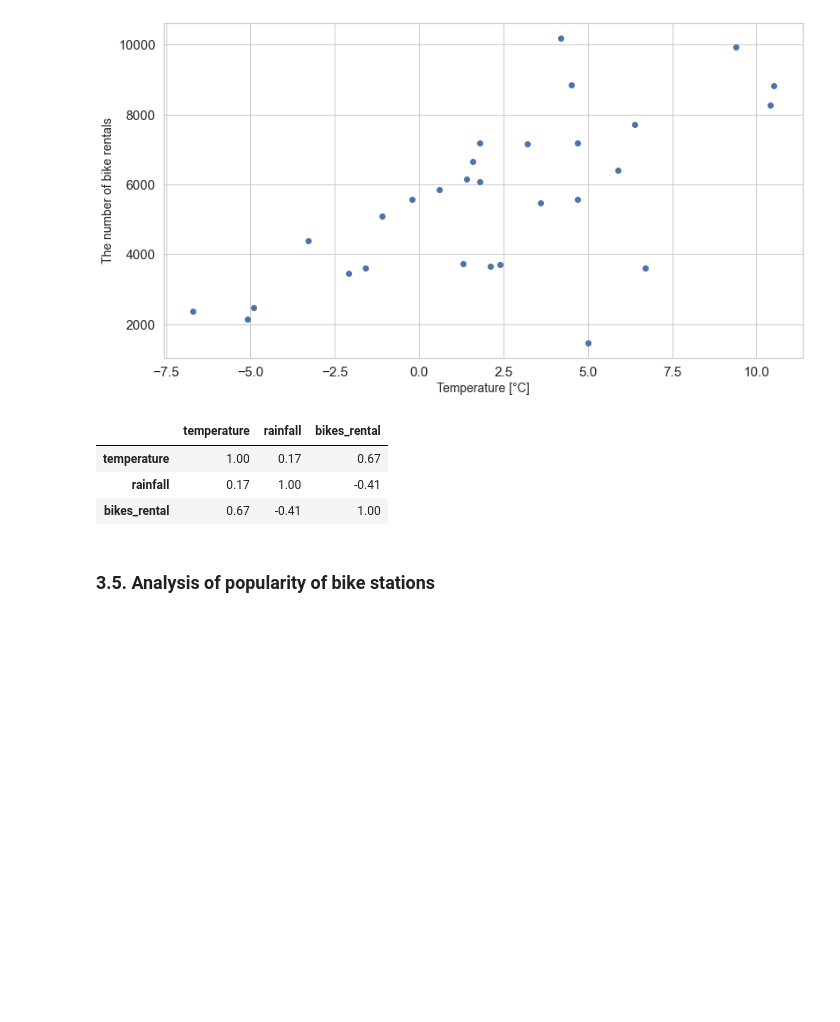
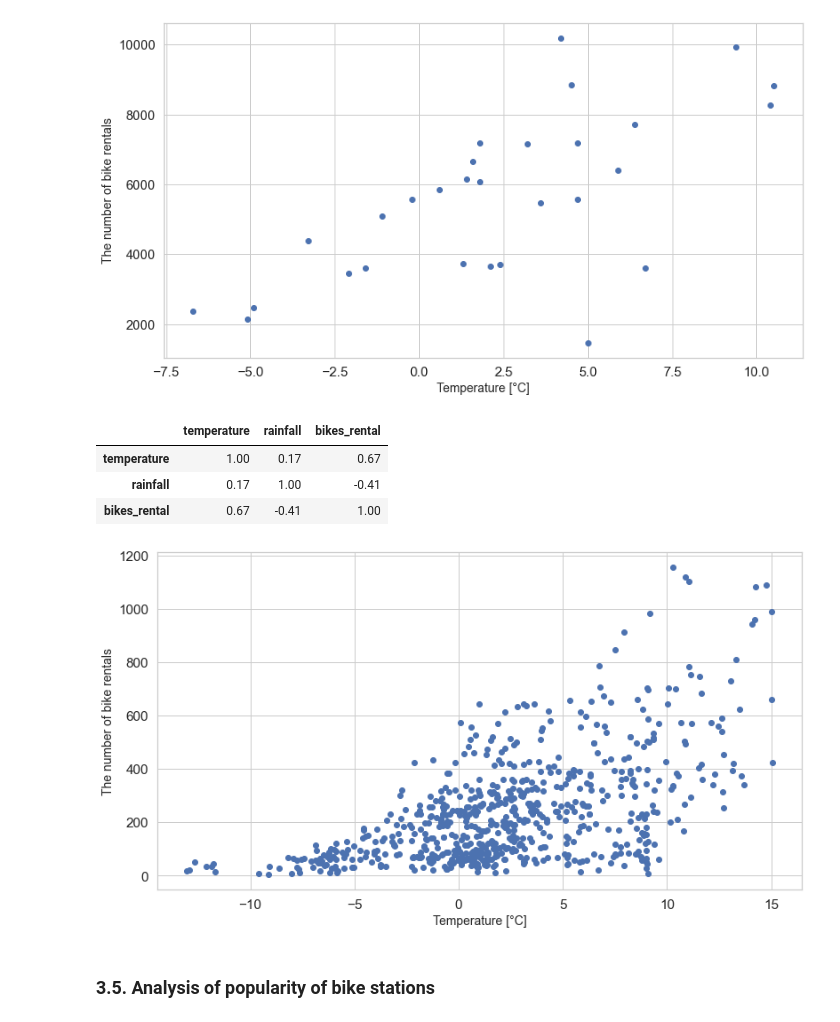
Before and after one commit to piekarsky/Exploratory-Data-Analysis-of-Bike-Sharing-Systems-in-Warsaw, a Jupyter notebook: source.ipynb, the cells around one changed output. Saved outputs shown, nothing was run; the diff lists cells and outputs as text; code cells hidden in the pictures; blank space fills up the shorter version.

```diff
--- a/source.ipynb
+++ b/source.ipynb
@@ -956,14 +974,15 @@ rain_temp_cor.style.background_gradient(cmap='coolwarm').set_precision(2)
 | bikes_rental | 0.67 | -0.41 | 1.00 |
 # %%
 plt.figure(figsize=(13,7))
-plt.plot("temperature", "bikes_rental", data=rent_hourly_df, linestyle='none', marker='o')
+plt.plot("temperature", "bike_rental", data=rent_hourly_df, linestyle='none', marker='o')
 plt.xlabel('Temperature [°C]', fontsize='14',
            horizontalalignment='center')
 plt.ylabel('The number of bike rentals', fontsize='14',
            horizontalalignment='center')
-#plt.title('The number of bike rentals vs. Temperature per hour')
 plt.savefig('plot2.png', dpi=800)
 plt.show()
+# %% [output]
+[figure, added]
 # %% [markdown]
 ### 3.5. Analysis of popularity of bike stations
 # %%
```
Also changed, not shown: parts of 17 cells of this notebook.
